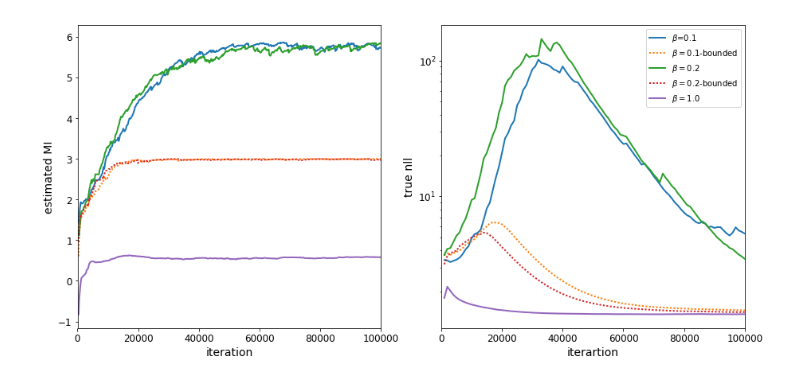
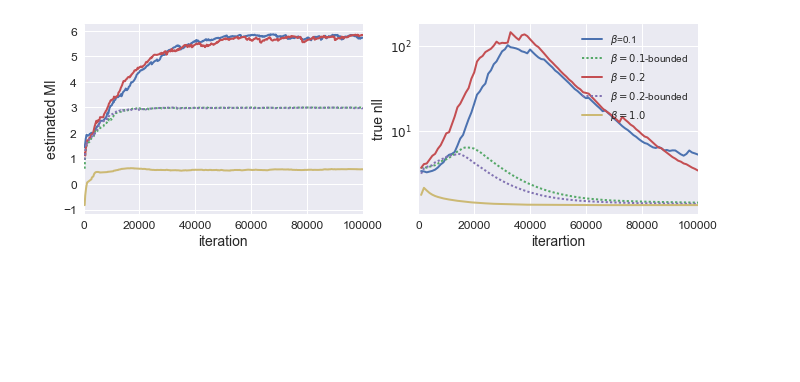
Before and after one commit to LordHui/InfoVAE, a Jupyter notebook: PlotElboBounded.ipynb, the cells around one changed output. Saved outputs shown, nothing was run; the diff lists cells and outputs as text; code cells hidden in the pictures; blank space fills up the shorter version.

```diff
--- a/PlotElboBounded.ipynb
+++ b/PlotElboBounded.ipynb
@@ -3,6 +3,8 @@ from matplotlib import pyplot as plt
 import numpy as np
 import os
 import math
+import seaborn as sns
+sns.set()
 # %%
 def readfile(name, run_avg_length, use_filter=False):
     reader = open(name, 'r')
@@ -44,28 +46,28 @@ for name in run_names:
     nll_values.append(nll_value)
 # %%
 fig, ax = plt.subplots(1, 2)
-fig.set_size_inches(h=7, w=15)
+fig.set_size_inches(h=3.5, w=11)
 for i in range(len(run_names)):
     ax[0].plot(mi_iters[i], [-value for value in mi_values[i]], label=labels[i], linewidth=2, linestyle=linestyles[i])
 ax[0].set_xlabel('iteration')
 ax[0].set_ylabel('estimated MI')
 ax[0].set_xlim([100, 100000])
 for i in range(len(run_names)):
     ax[1].plot(nll_iters[i], nll_values[i], label=labels[i], linewidth=2, linestyle=linestyles[i])
 ax[1].set_xlabel('iterartion')
 ax[1].set_ylabel('true nll')
 ax[1].set_yscale('log')
 ax[1].set_xlim([100, 100000])
 ax[1].legend()
 # ax[1].legend.set_fontsize(14)
 for i in range(2):
     ax[i].xaxis.label.set_fontsize(14)
     ax[i].yaxis.label.set_fontsize(14)
     for item in ax[i].get_xticklabels() + ax[i].get_yticklabels():
         item.set_fontsize(12)
 # for item in ([ax.title, ax.xaxis.label, ax.yaxis.label] +
 #              ):
 #     item.set_fontsize(20)
 plt.show()
 # %% [output]
-[figure, old version]
+[figure, new version]
```
Also changed, not shown: 14 other files.
